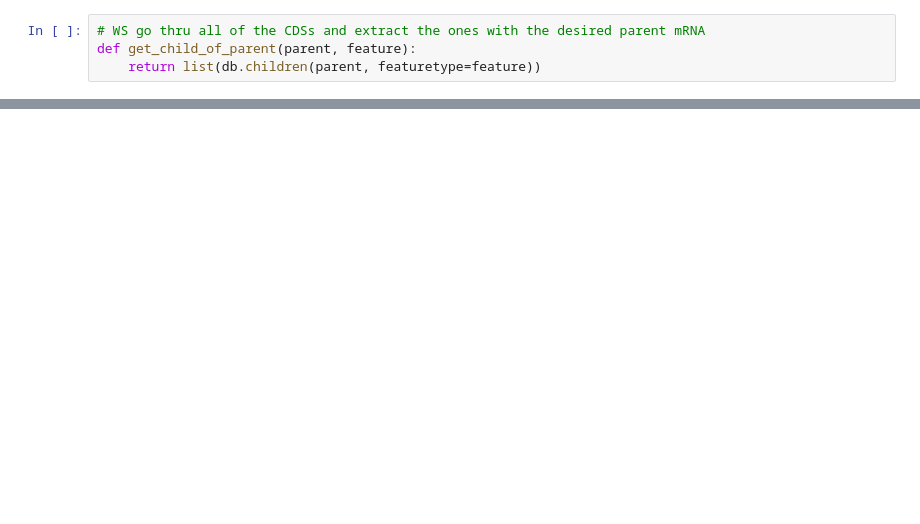
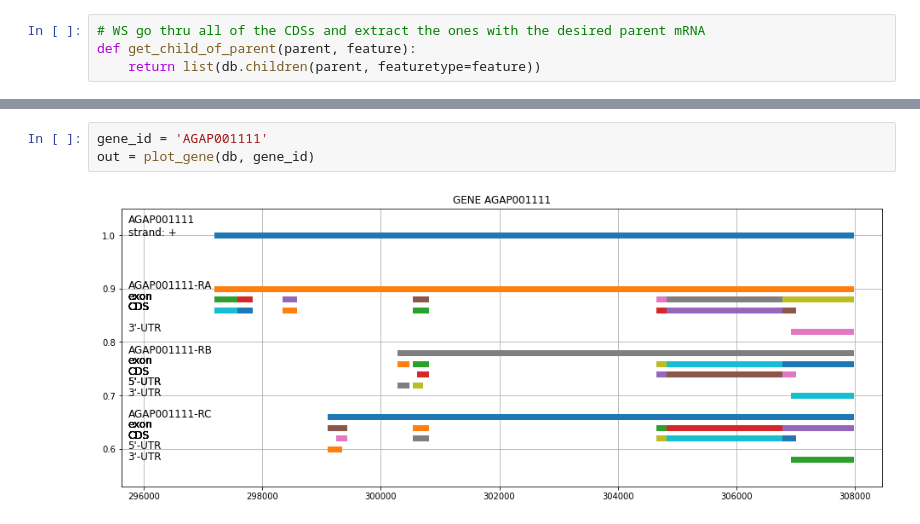
Before and after one commit to wesmith/Bioinformatics-with-Python-Cookbook-third-edition, a Jupyter notebook: WS_notebooks/WS_ch05D.ipynb, the cells around one changed output, grey strips where cells are left out. Drawn from its saved outputs; the diff is of its cells as text; blank space fills up the shorter version.

```diff
--- a/WS_notebooks/WS_ch05D.ipynb
+++ b/WS_notebooks/WS_ch05D.ipynb
@@ -381,0 +421,5 @@ axs.set_ylim(0.5, 1.1)
+# %%
+gene_id = 'AGAP001111'
+out = plot_gene(db, gene_id)
+# %% [output]
+[figure, added]
```
Also changed, not shown: parts of 16 cells of this notebook.
